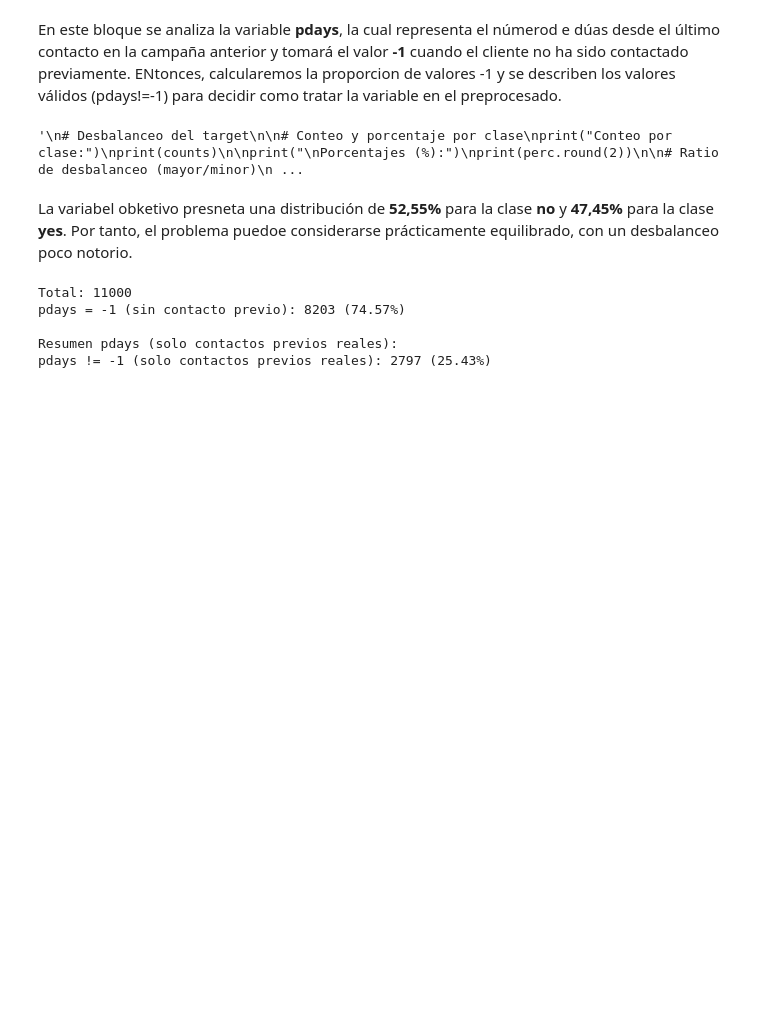
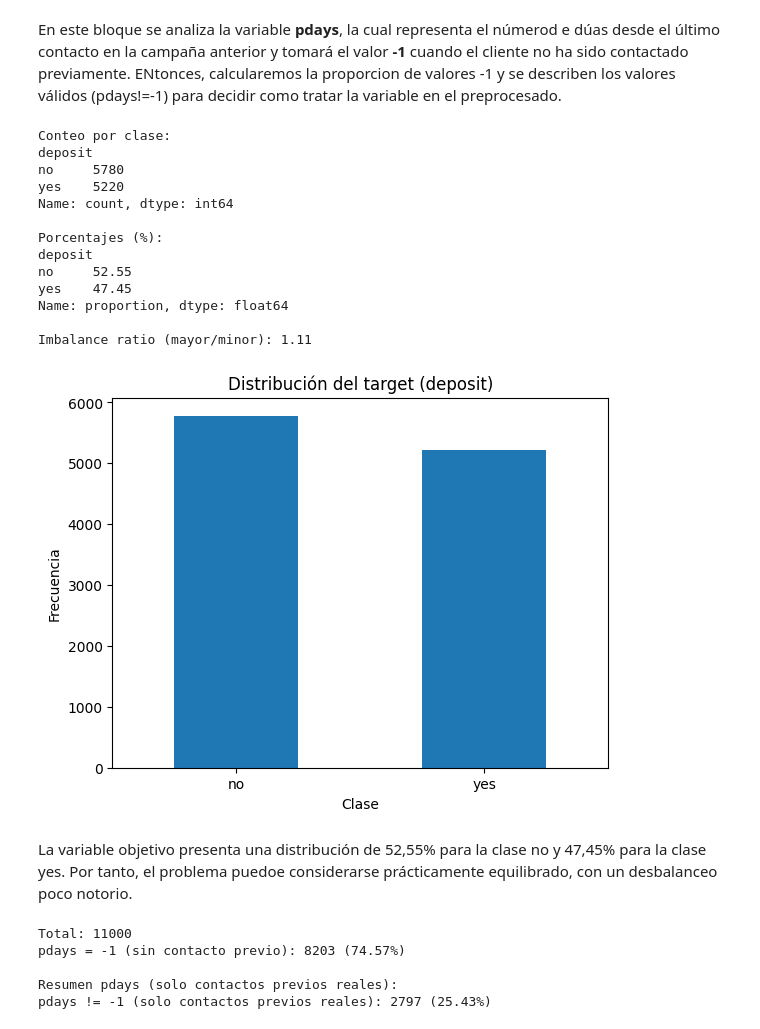
Before and after one commit to 100522401/P1_AA_100522396_100522401, a Jupyter notebook: notebooks/Cuaderno.ipynb, the cells around one changed output. Cells and saved outputs as stored; diff of their text form; code cells hidden in the pictures; blank space fills up the shorter version.

```diff
--- a/notebooks/Cuaderno.ipynb
+++ b/notebooks/Cuaderno.ipynb
@@ -197,32 +197,46 @@ Ahora analizaremos la distribución de la variable objetivo **deposit**, ya que
 # %% [markdown]
 En este bloque se analiza la variable **pdays**, la cual representa el númerod e dúas desde el último contacto en la campaña anterior y tomará el valor **-1** cuando el cliente no ha sido contactado previamente. ENtonces, calcularemos la proporcion de valores -1 y se describen los valores válidos (pdays!=-1) para decidir como tratar la variable en el preprocesado.
 # %%
-"""
 # Desbalanceo del target
+
+counts = data[target].value_counts(dropna=False)
+perc = data[target].value_counts(normalize=True, dropna=False) * 100
 
 # Conteo y porcentaje por clase
 print("Conteo por clase:")
 print(counts)
 
 print("\nPorcentajes (%):")
 print(perc.round(2))
 
 # Ratio de desbalanceo (mayor/minor)
 imbalance_ratio = counts.max() / counts.min()
 print("\nImbalance ratio (mayor/minor):", round(imbalance_ratio, 2))
 
 # Gráfico
 ax = counts.plot(kind="bar")
 plt.title("Distribución del target (deposit)")
 plt.xlabel("Clase")
 plt.ylabel("Frecuencia")
 plt.xticks(rotation=0)
 plt.show()
-"""
 # %% [output]
-'\n# Desbalanceo del target\n\n# Conteo y porcentaje por clase\nprint("Conteo por clase:")\nprint(counts)\n\nprint("\nPorcentajes (%):")\nprint(perc.round(2))\n\n# Ratio de desbalanceo (mayor/minor)\n ...
+Conteo por clase:
+deposit
+no     5780
+yes    5220
+Name: count, dtype: int64
+
+Porcentajes (%):
+deposit
+no     52.55
+yes    47.45
+Name: proportion, dtype: float64
+
+Imbalance ratio (mayor/minor): 1.11
+[figure, added]
 # %% [markdown]
-La variabel obketivo presneta una distribución de **52,55%** para la clase **no** y **47,45%** para la clase **yes**. Por tanto, el problema puedoe considerarse prácticamente equilibrado, con un desbalanceo poco notorio.
+La variable objetivo presenta una distribución de 52,55% para la clase no y 47,45% para la clase yes. Por tanto, el problema puedoe considerarse prácticamente equilibrado, con un desbalanceo poco notorio.
 # %%
 # Analisis de pdays
 p = data["pdays"]
```
Also changed, not shown: parts of 3 cells of this notebook.
